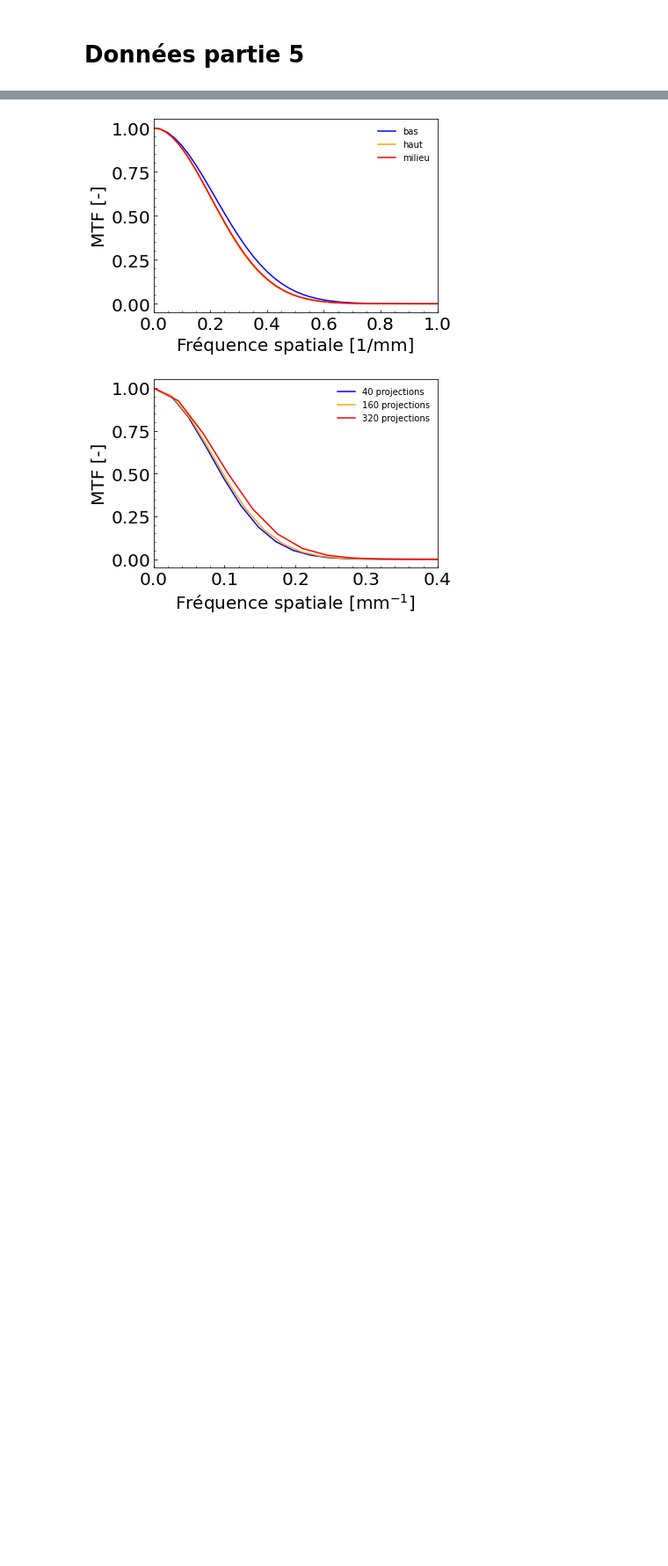
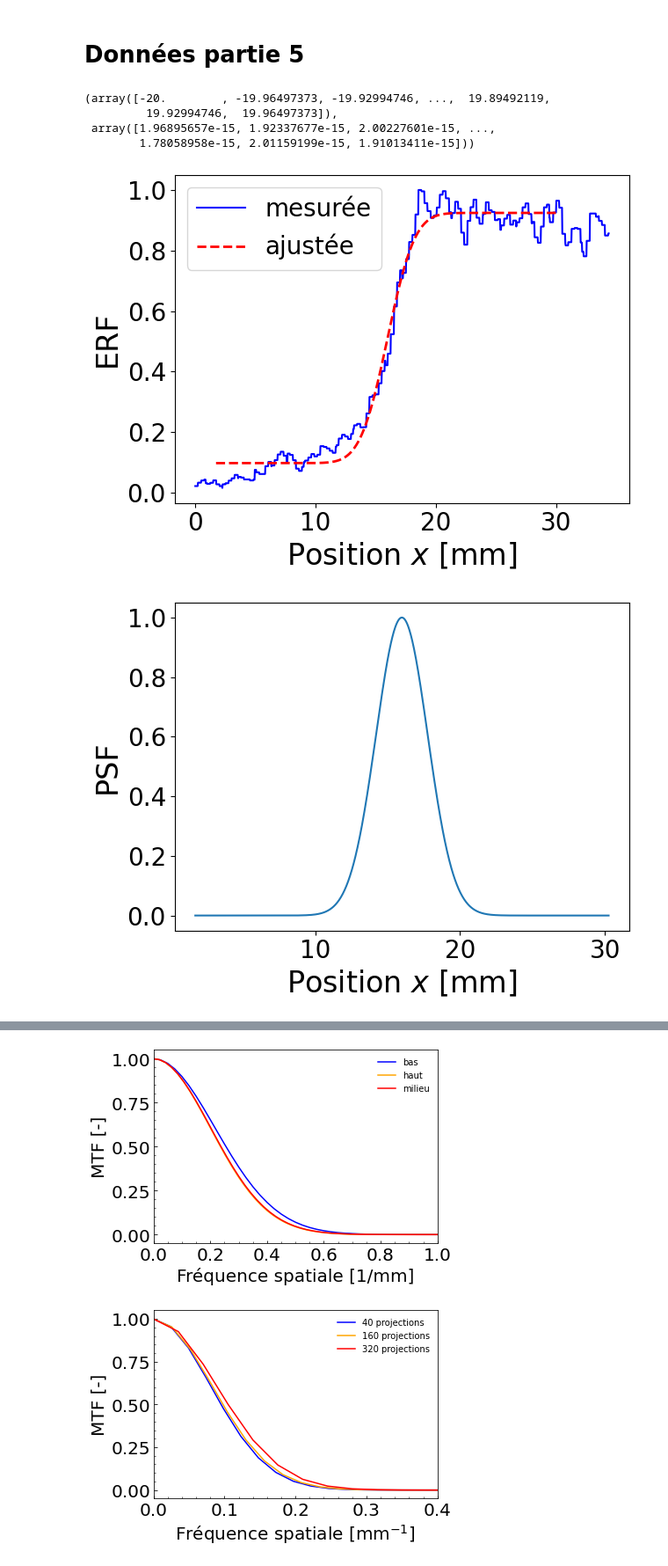
Before and after one commit to felixantoine1/labV_projet, a Jupyter notebook: analyse_partie5.ipynb, the cells around one changed output, grey strips where cells are left out. Shown at 88% size. Saved outputs shown, nothing was run; the diff lists cells and outputs as text; code cells hidden in the pictures; blank space fills up the shorter version.

```diff
--- a/analyse_partie5.ipynb
+++ b/analyse_partie5.ipynb
@@ -214,3 +214,12 @@ def analyze_edge(file, imagevoxelsize, linelength=None):
     # returning the orig, erf_fit, psf, mtf
     #return (newpos, newerf), (newpos, erf_fit), (newpos, psf), (freq, mtf)
     return (freq, mtf)
+# %%
+analyze_edge('partie 5/3d_320_025_milieu.csv', 0.25)
+# %% [output]
+(array([-20.        , -19.96497373, -19.92994746, ...,  19.89492119,
+         19.92994746,  19.96497373]),
+ array([1.96895657e-15, 1.92337677e-15, 2.00227601e-15, ...,
+        1.78058958e-15, 2.01159199e-15, 1.91013411e-15]))
+[figure, added]
+[figure, added]
```
Also changed, not shown: parts of 2 cells of this notebook, 3 other files.
